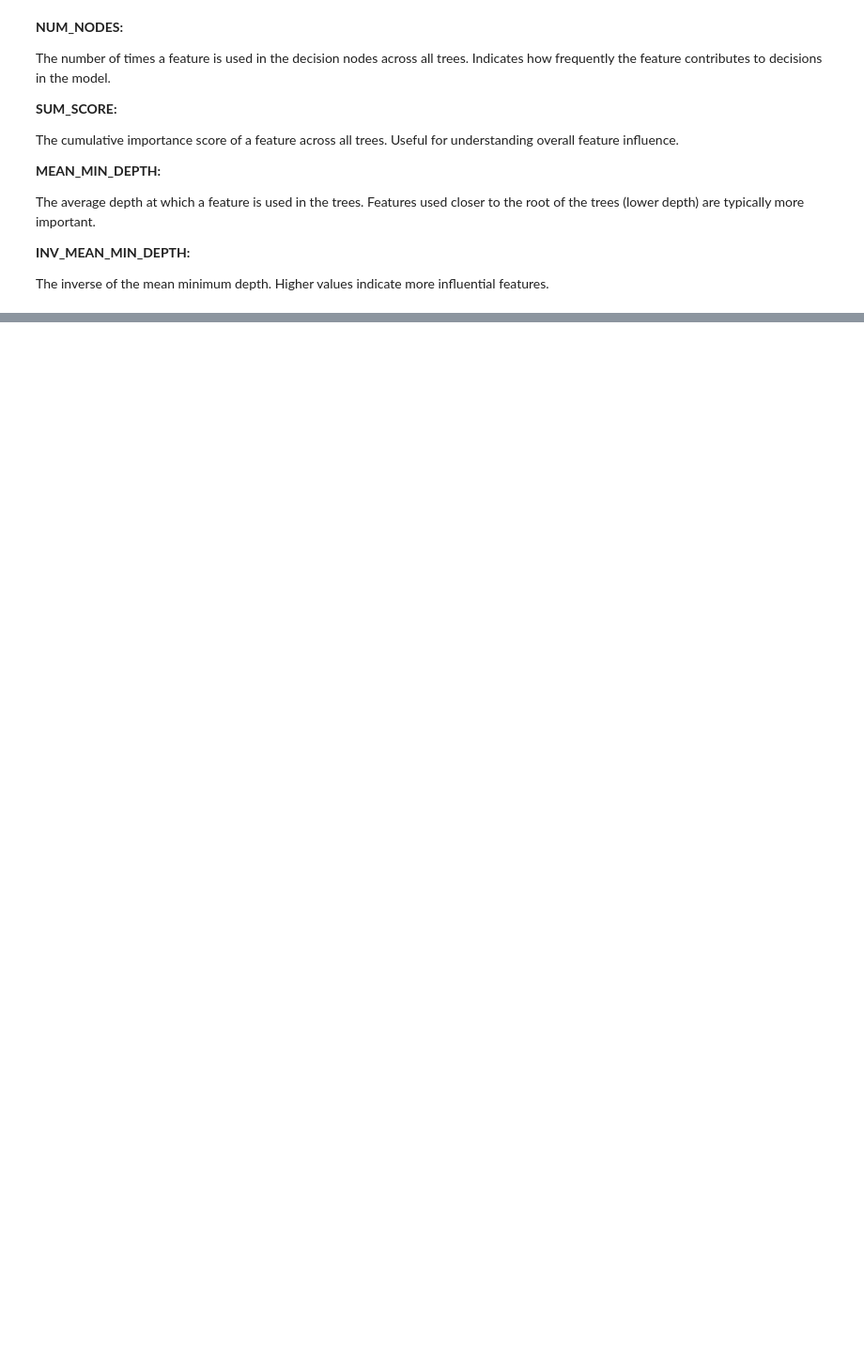
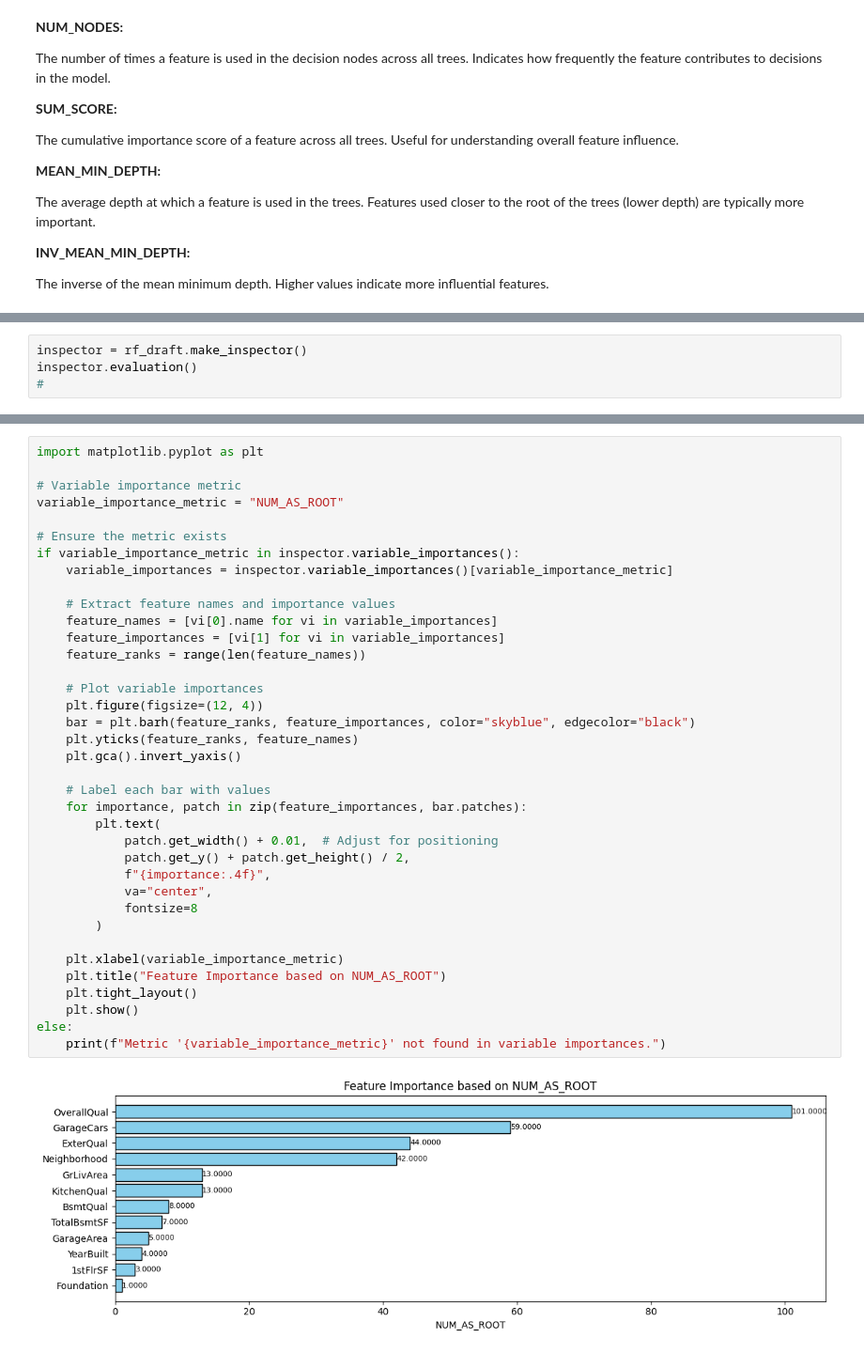
Before and after one commit to lamnganbaph/House-Price-Prediction, a Jupyter notebook: HousePrediction_Model.ipynb, the cells around one changed output, grey strips where cells are left out. Shown at 94% size. Saved outputs shown, nothing was run; the diff lists cells and outputs as text; blank space fills up the shorter version.

```diff
--- a/HousePrediction_Model.ipynb
+++ b/HousePrediction_Model.ipynb
@@ -427,0 +595,4 @@ files.download(output_file)
+# %%
+inspector = rf_draft.make_inspector()
+inspector.evaluation()
+#
@@ -427,0 +624,39 @@ files.download(output_file)
+# %%
+import matplotlib.pyplot as plt
+
+# Variable importance metric
+variable_importance_metric = "NUM_AS_ROOT"
+
+# Ensure the metric exists
+if variable_importance_metric in inspector.variable_importances():
+    variable_importances = inspector.variable_importances()[variable_importance_metric]
+
+    # Extract feature names and importance values
+    feature_names = [vi[0].name for vi in variable_importances]
+    feature_importances = [vi[1] for vi in variable_importances]
+    feature_ranks = range(len(feature_names))
+
+    # Plot variable importances
+    plt.figure(figsize=(12, 4))
+    bar = plt.barh(feature_ranks, feature_importances, color="skyblue", edgecolor="black")
+    plt.yticks(feature_ranks, feature_names)
+    plt.gca().invert_yaxis()
+
+    # Label each bar with values
+    for importance, patch in zip(feature_importances, bar.patches):
+        plt.text(
+            patch.get_width() + 0.01,  # Adjust for positioning
+            patch.get_y() + patch.get_height() / 2,
+            f"{importance:.4f}",
+            va="center",
+            fontsize=8
+        )
+
+    plt.xlabel(variable_importance_metric)
+    plt.title("Feature Importance based on NUM_AS_ROOT")
+    plt.tight_layout()
+    plt.show()
+else:
+    print(f"Metric '{variable_importance_metric}' not found in variable importances.")
+# %% [output]
+[figure, added]
```
Also changed, not shown: parts of 26 cells of this notebook.
